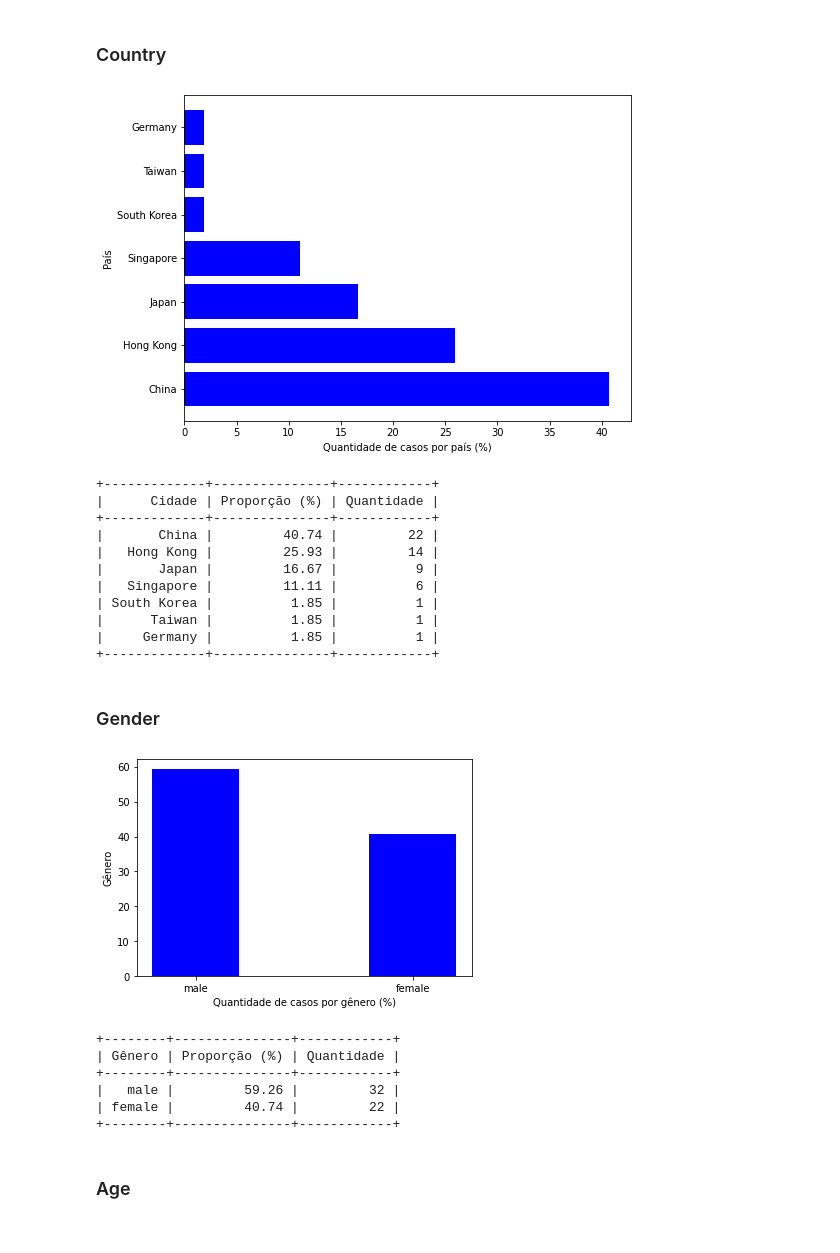
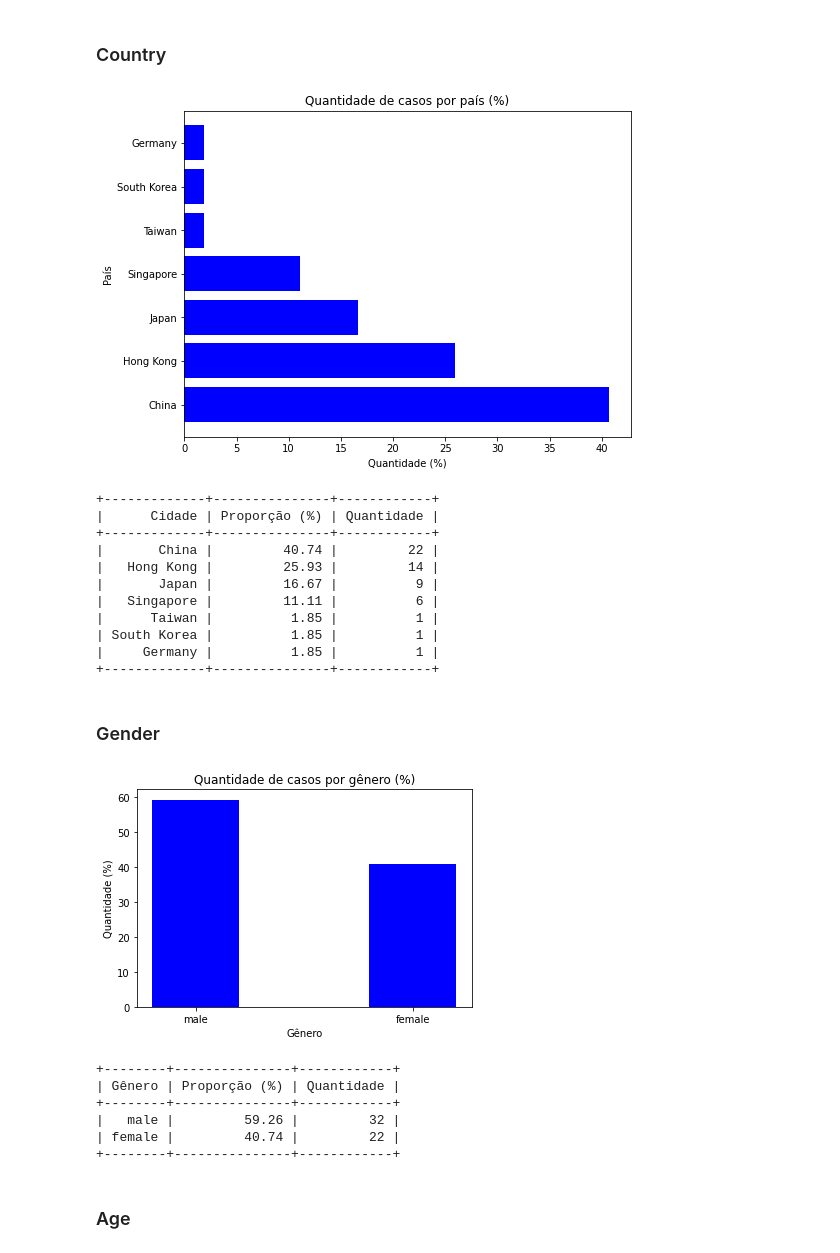
Before and after one commit to rbdlm/Covid, a Jupyter notebook: Covid.ipynb, the cells around one changed output. Drawn from its saved outputs; the diff is of its cells as text; code cells hidden in the pictures.

```diff
--- a/Covid.ipynb
+++ b/Covid.ipynb
@@ -81,7 +81,8 @@ bar_color = 'blue'
 
 plt.figure(figsize=(8, 6))
 plt.barh(x_axis, y_axis, color=bar_color, align='center')
-plt.xlabel('Quantidade de casos por país (%)')
+plt.title('Quantidade de casos por país (%)')
+plt.xlabel('Quantidade (%)')
 plt.ylabel('País')
 plt.show()
 
@@ -98,7 +99,7 @@ for item, value in zip(country.index, country.values):
 
 print(x)
 # %% [output]
-[figure, old version]
+[figure, new version]
 +-------------+---------------+------------+
 |      Cidade | Proporção (%) | Quantidade |
 +-------------+---------------+------------+
@@ -106,8 +107,8 @@ print(x)
 |   Hong Kong |         25.93 |         14 |
 |       Japan |         16.67 |          9 |
 |   Singapore |         11.11 |          6 |
+|      Taiwan |          1.85 |          1 |
 | South Korea |          1.85 |          1 |
-|      Taiwan |          1.85 |          1 |
 |     Germany |          1.85 |          1 |
 +-------------+---------------+------------+
 # %% [markdown]
@@ -115,31 +116,32 @@ print(x)
 # %%
 gender = df_covid['gender'].value_counts()
 
 y_axis = [round(result/sum(gender.values)*100,2) for result in gender.values]
 x_axis = list(gender.index)
 width_n = 0.4
 bar_color = 'blue'
 
 plt.figure(figsize=(6, 4))
 plt.bar(x_axis, y_axis, color=bar_color, width = width_n, align='center')
-plt.xlabel('Quantidade de casos por gênero (%)')
-plt.ylabel('Gênero')
+plt.title('Quantidade de casos por gênero (%)')
+plt.ylabel('Quantidade (%)')
+plt.xlabel('Gênero')
 plt.show()
 
 print('\n\n')
 
 x = PrettyTable(['Gênero', 'Proporção (%)', 'Quantidade'])
 x.align['Gênero'] = 'r'
 x.align['Proporção (%)'] = 'r'
 x.align['Quantidade'] = 'r'
 x.padding_width = 1
 
 for item, value in zip(gender.index, gender.values):
   x.add_row([item, round(value/sum(gender.values)*100,2), value])
 
 print(x)
 # %% [output]
-[figure, old version]
+[figure, new version]
 +--------+---------------+------------+
 | Gênero | Proporção (%) | Quantidade |
 +--------+---------------+------------+
```
Also changed, not shown: parts of 4 cells of this notebook.
